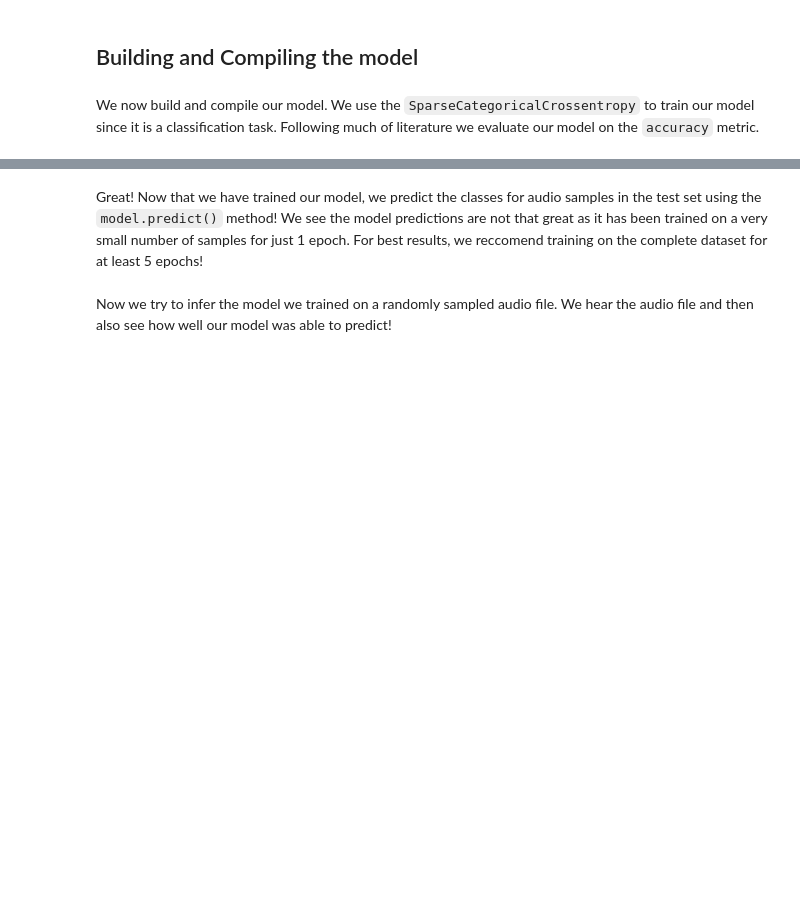
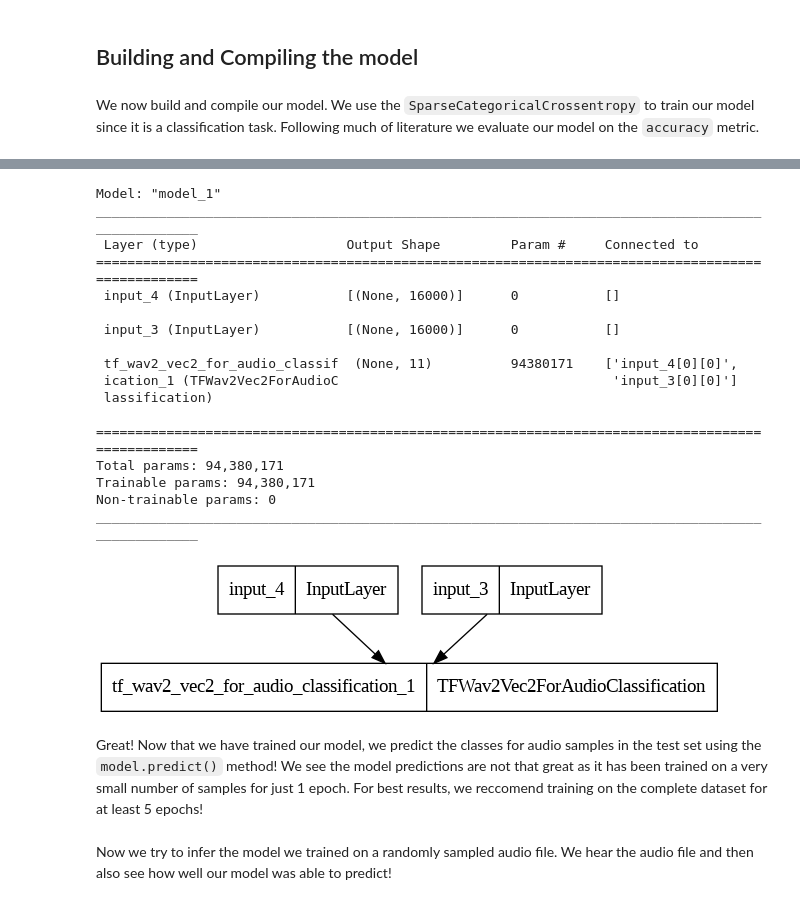
Before and after one commit to eskinderit/A-comparison-of-small-and-large-uni-multi-modal-language-models-for-sentiment-analysis-, a Jupyter notebook: src/audio/wav2vec2_audioemotionclassifier.ipynb, the cells around one changed output, grey strips where cells are left out. Cells and saved outputs as stored; diff of their text form; code cells hidden in the pictures; blank space fills up the shorter version.

```diff
--- a/src/audio/wav2vec2_audioemotionclassifier.ipynb
+++ b/src/audio/wav2vec2_audioemotionclassifier.ipynb
@@ -171,8 +191,8 @@ df.head()
 MAX_DURATION = 1
 # Sampling rate is the number of samples of audio recorded every second
 SAMPLING_RATE = 16000
-BATCH_SIZE = 4  # Batch-size for training and evaluating our model.
-'''NUM_CLASSES = 10'''
+BATCH_SIZE = 1  # Batch-size for training and evaluating our model.
+# Datasets has to be of a size that is multiple of this: // BATCH_SIZE) * BATCH_SIZE
 NUM_CLASSES = 11  # Number of classes our dataset will have (11 in our case).
 HIDDEN_DIM = 768  # Dimension of our model output (768 in case of Wav2Vec 2.0 - Base).
 MAX_SEQ_LENGTH = MAX_DURATION * SAMPLING_RATE  # Maximum length of the input audio file.
@@ -206,6 +235,0 @@ flac_file_path = os.path.join(f"{file_id}.wav")
-# %%
-# getting audios
-audio_paths = flac_files
-print(read_flac_file(flac_files[0]))
-audio_samples = list(map(read_flac_file, audio_paths))
-audio_samples[:5]
@@ -302,0 +252,16 @@ X['input_values']
+# %%
+# getting audios
+audio_paths = df.iloc[:,4].to_list()
+
+def audio_converter(audio_paths):
+    # getting array of float samples composing each audio
+    audio_samples = list(map(read_wav_file, audio_paths))
+
+    print(f'Audios in the dataset: {len(audio_samples)}')
+
+    preproc_audio = preprocess_function(audio_samples)
+    sounds_converted  = { 'input_values': np.array(preproc_audio['input_values']),'attention_mask':np.array(preproc_audio['attention_mask'])}
+
+    return sounds_converted
+
+X = audio_converter(audio_paths=audio_paths)
@@ -716,6 +483,6 @@ And now we can finally start training our model.
 # %%
-model.fit(X_new,y,
-    validation_data=(X_new,y),
+model.fit(X,y,
+    validation_data=(X,y),
     batch_size=BATCH_SIZE,
     epochs=MAX_EPOCHS
 ) #train_x,train["label"],(test_x, test["label"])
@@ -725,3 +494,25 @@ InvalidArgumentError: ignored
+# %%
+model.summary()
+tf.keras.utils.plot_model(model)
+# %% [output]
+Model: "model_1"
+__________________________________________________________________________________________________
+ Layer (type)                   Output Shape         Param #     Connected to
+==================================================================================================
+ input_4 (InputLayer)           [(None, 16000)]      0           []
+
+ input_3 (InputLayer)           [(None, 16000)]      0           []
+
+ tf_wav2_vec2_for_audio_classif  (None, 11)          94380171    ['input_4[0][0]',
+ ication_1 (TFWav2Vec2ForAudioC                                   'input_3[0][0]']
+ lassification)
+
+==================================================================================================
+Total params: 94,380,171
+Trainable params: 94,380,171
+Non-trainable params: 0
+__________________________________________________________________________________________________
+[figure, added]
 # %% [markdown]
 Great! Now that we have trained our model, we predict the classes
 for audio samples in the test set using the `model.predict()` method! We see
```
Also changed, not shown: parts of 51 cells of this notebook.
